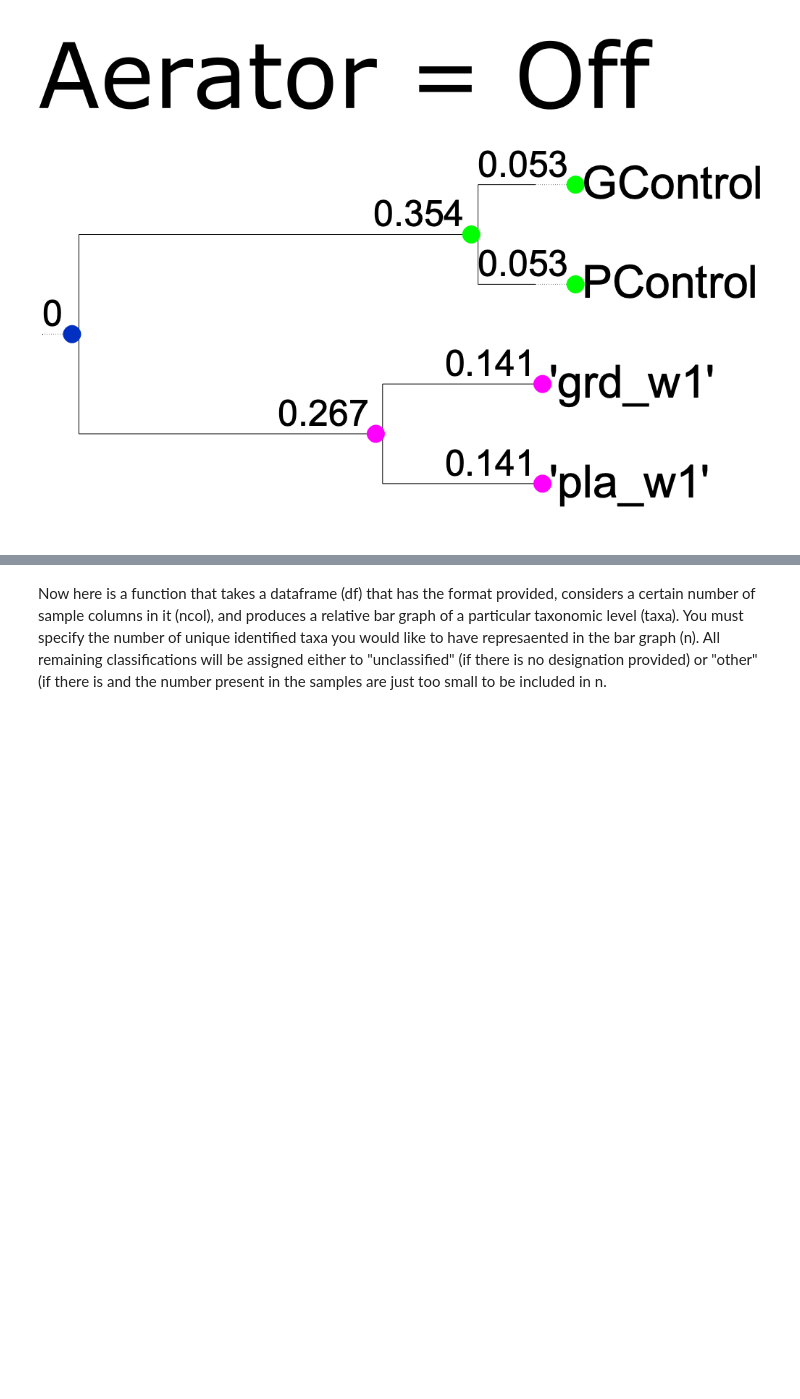
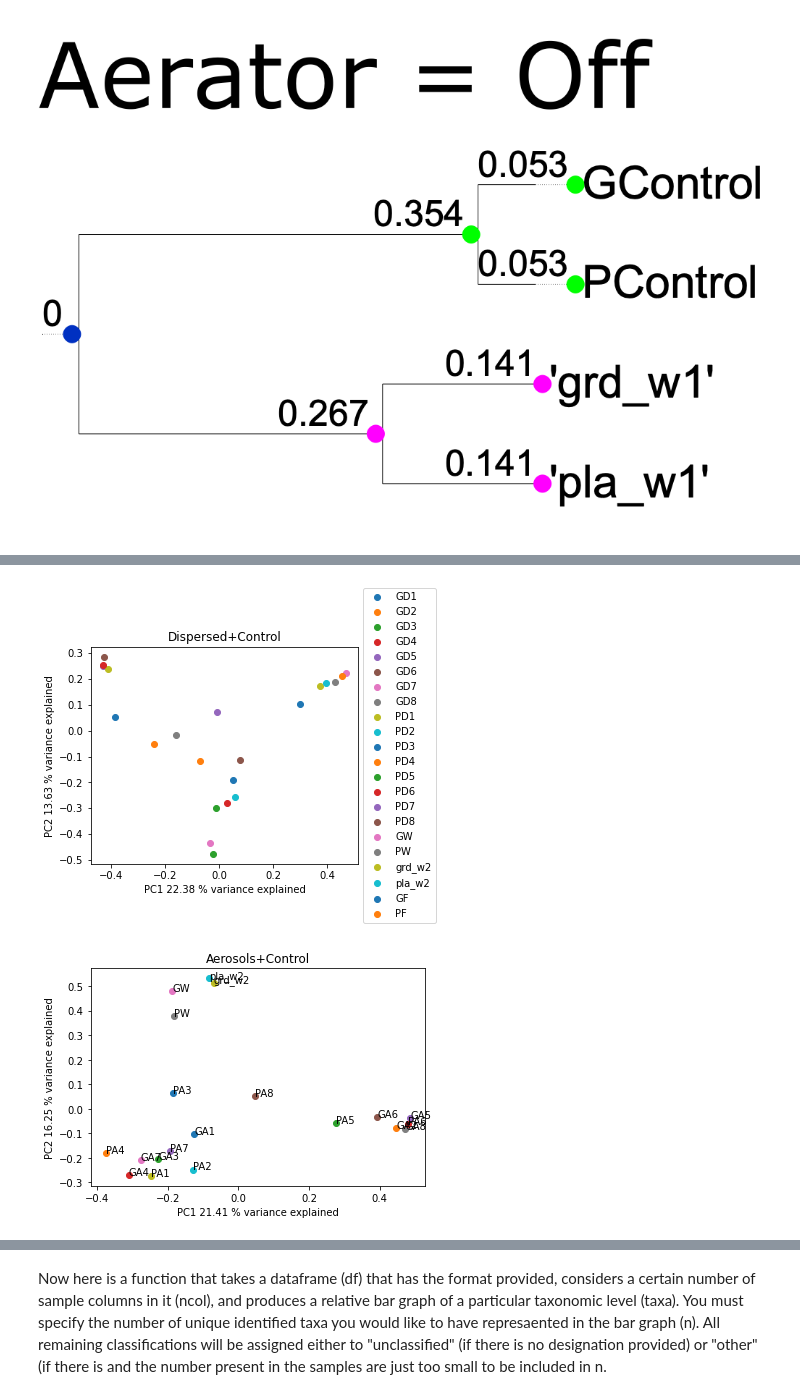
Before and after one commit to astrophysically/some_bio_plots, a Jupyter notebook: Bio_Anal_NEW.ipynb, the cells around one changed output, grey strips where cells are left out. Cells and saved outputs as stored; diff of their text form; code cells hidden in the pictures; blank space fills up the shorter version.

```diff
--- a/Bio_Anal_NEW.ipynb
+++ b/Bio_Anal_NEW.ipynb
@@ -405,0 +475,6 @@ create_cluster_map(df,aeratoroff,'Aerator = Off')
+# %%
+plot_pcoa(df,dispersed+dispersed_control,'Dispersed+Control')
+plot_pcoa_lab(df,aerosols+aerosol_control,'Aerosols+Control')
+# %% [output]
+[figure, added]
+[figure, added]
```
Also changed, not shown: parts of 26 cells of this notebook.
